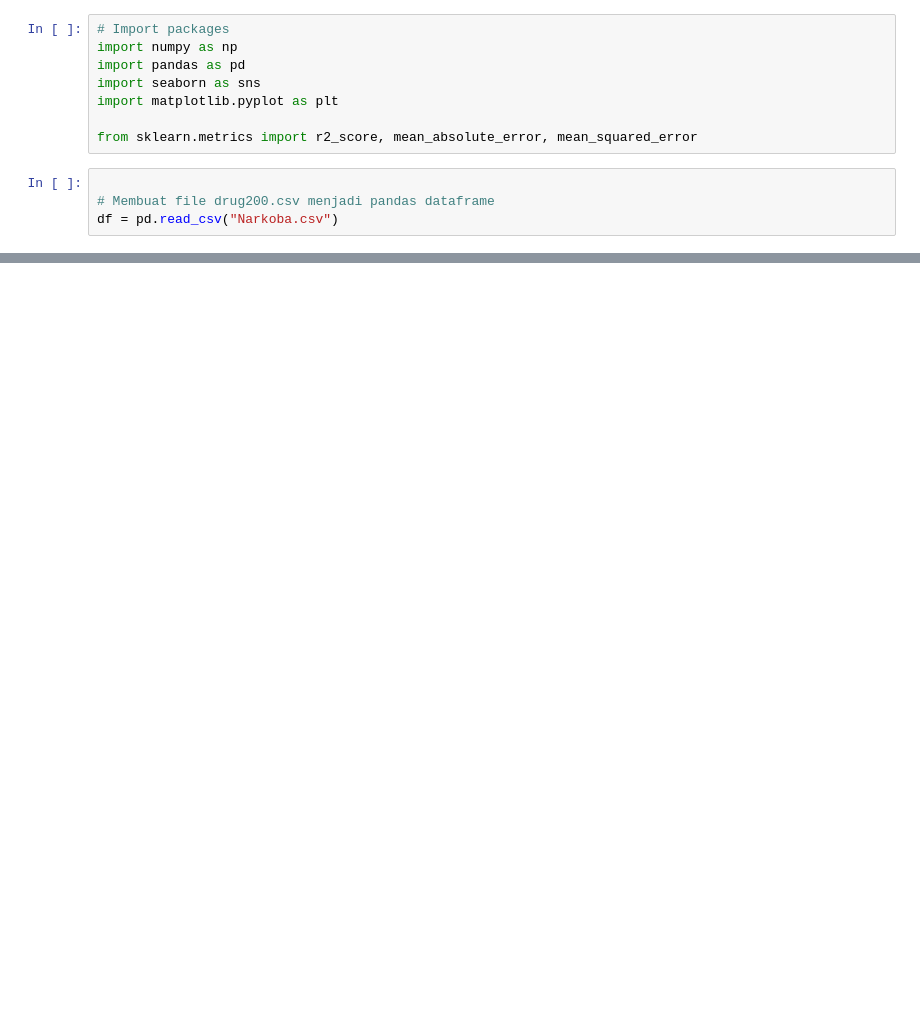
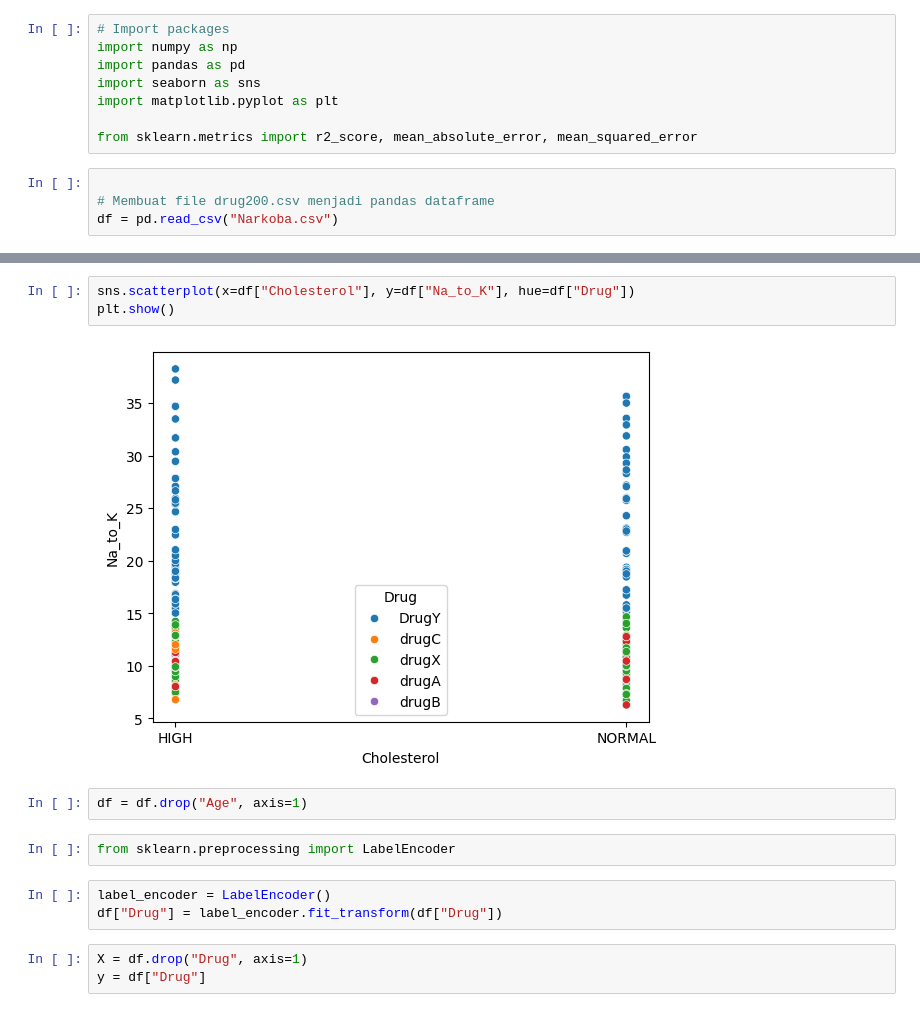
Before and after one commit to stuck-w-yu/Iris_dataset, a Jupyter notebook: Machine_Learning_Pert_1.ipynb, the cells around one changed output, grey strips where cells are left out. Drawn from its saved outputs; the diff is of its cells as text; blank space fills up the shorter version.

```diff
--- a/Machine_Learning_Pert_1.ipynb
+++ b/Machine_Learning_Pert_1.ipynb
@@ -24,0 +56,15 @@ df.head()
+# %%
+sns.scatterplot(x=df["Cholesterol"], y=df["Na_to_K"], hue=df["Drug"])
+plt.show()
+# %% [output]
+[figure, added]
+# %%
+df = df.drop("Age", axis=1)
+# %%
+from sklearn.preprocessing import LabelEncoder
+# %%
+label_encoder = LabelEncoder()
+df["Drug"] = label_encoder.fit_transform(df["Drug"])
+# %%
+X = df.drop("Drug", axis=1)
+y = df["Drug"]
```
Also changed, not shown: parts of 9 cells of this notebook.
